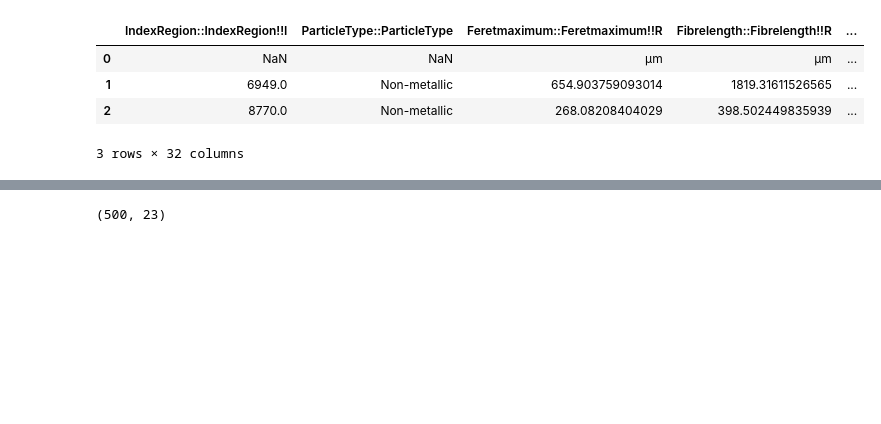
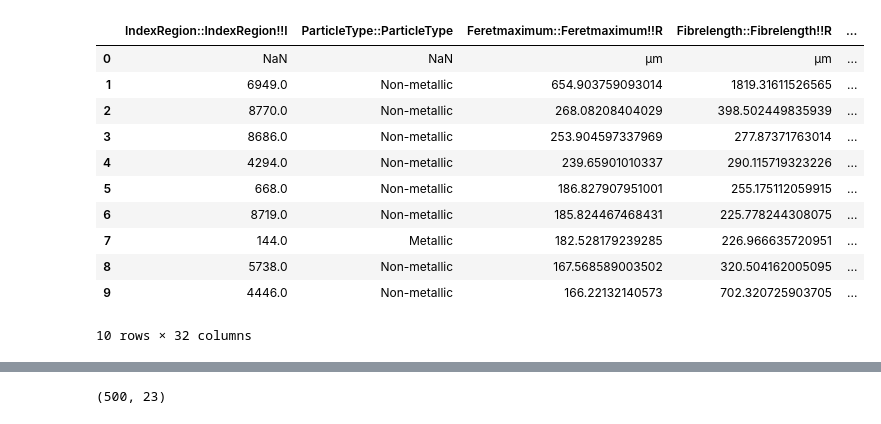
Before and after one commit to sebi06/ipy_notebooks, a Jupyter notebook: object_classification/classify_particles_from_table.ipynb, the cells around one changed output, grey strips where cells are left out. Saved outputs shown, nothing was run; the diff lists cells and outputs as text; code cells hidden in the pictures; blank space fills up the shorter version.

```diff
--- a/object_classification/classify_particles_from_table.ipynb
+++ b/object_classification/classify_particles_from_table.ipynb
@@ -39,20 +39,27 @@ def convert_dec_sep(df, np):
 # %%
 # check the used separator
 sep = check_separator(filename)
 
 # read the CSV table containing all the single object data
 df_single = pd.read_csv(filename, sep=sep)
 
 # get headers and number of measurement parameters
 headers = df_single.head(0)
 
-df_single[:3]
+df_single[:10]
 # %% [output]
 |  | IndexRegion::IndexRegion!!I | ParticleType::ParticleType | Feretmaximum::Feretmaximum!!R | Fibrelength::Fibrelength!!R | ... |
 | 0 | NaN | NaN | µm | µm | ... |
 | 1 | 6949.0 | Non-metallic | 654.903759093014 | 1819.31611526565 | ... |
 | 2 | 8770.0 | Non-metallic | 268.08208404029 | 398.502449835939 | ... |
+| 3 | 8686.0 | Non-metallic | 253.904597337969 | 277.87371763014 | ... |
+| 4 | 4294.0 | Non-metallic | 239.65901010337 | 290.115719323226 | ... |
+| 5 | 668.0 | Non-metallic | 186.827907951001 | 255.175112059915 | ... |
+| 6 | 8719.0 | Non-metallic | 185.824467468431 | 225.778244308075 | ... |
+| 7 | 144.0 | Metallic | 182.528179239285 | 226.966635720951 | ... |
+| 8 | 5738.0 | Non-metallic | 167.568589003502 | 320.504162005095 | ... |
+| 9 | 4446.0 | Non-metallic | 166.22132140573 | 702.320725903705 | ... |
-3 rows × 32 columns
+10 rows × 32 columns
 # %%
 # rename table columns for better readability
 cols={"IndexRegion::IndexRegion!!I":"index",
```
Also changed, not shown: parts of 1 cell of this notebook.
